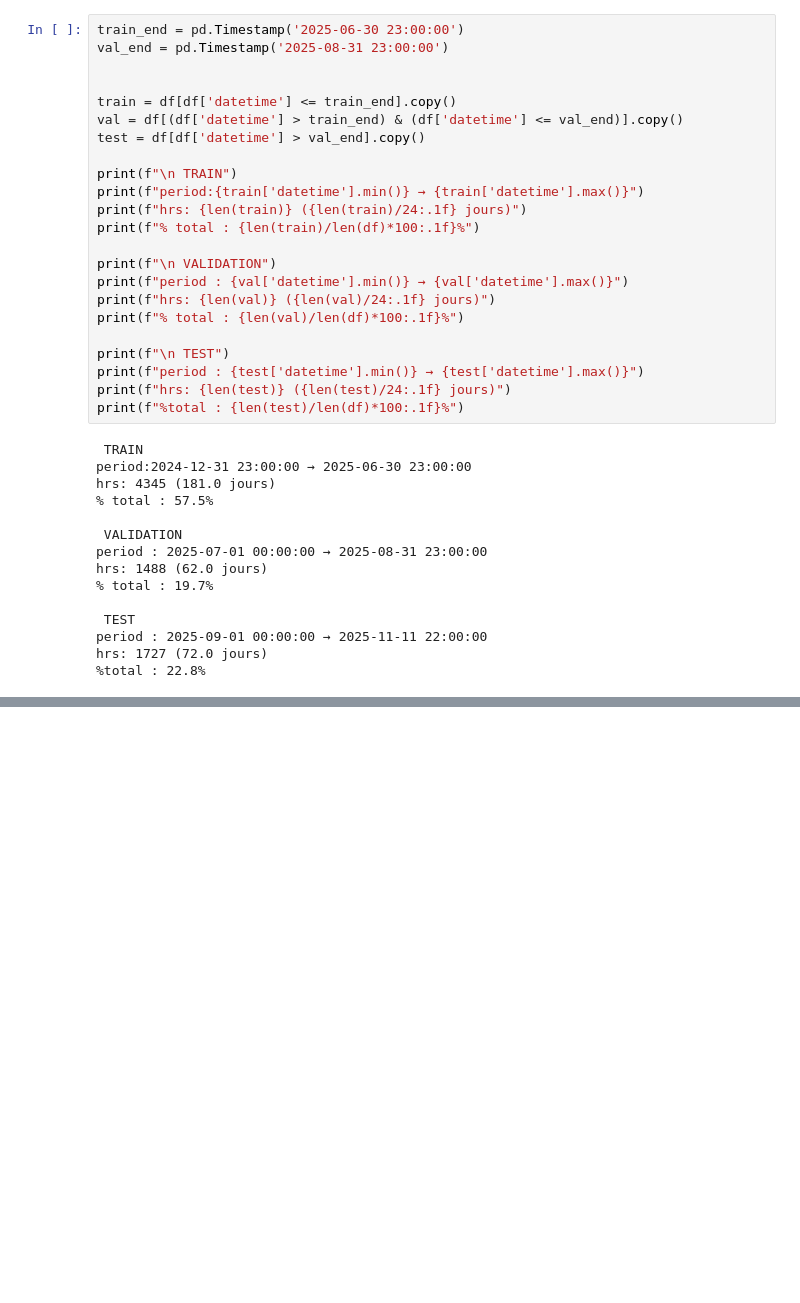
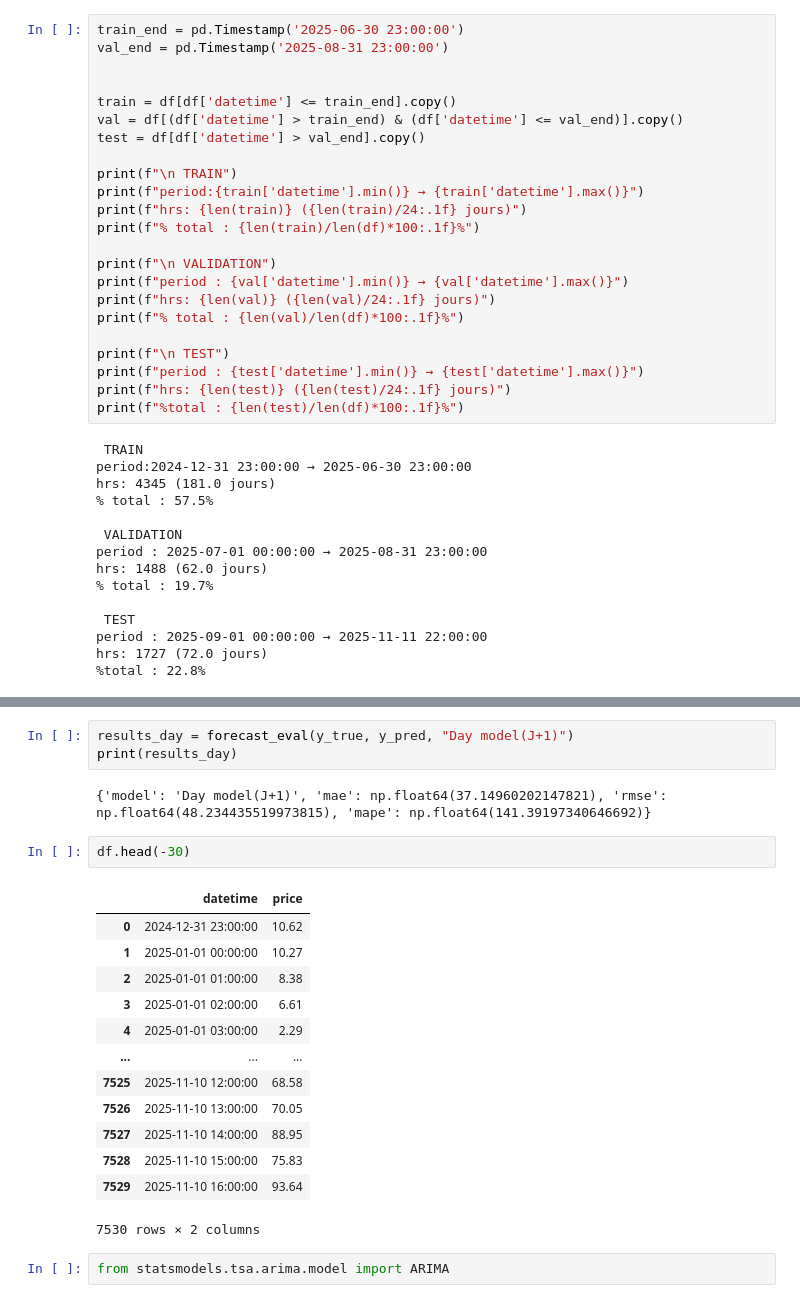
Before and after one commit to jeanvanbeneden/electricity-forecasting, a Jupyter notebook: notebooks/02_baseline_models.ipynb, the cells around one changed output, grey strips where cells are left out. Drawn from its saved outputs; the diff is of its cells as text; blank space fills up the shorter version.

```diff
--- a/notebooks/02_baseline_models.ipynb
+++ b/notebooks/02_baseline_models.ipynb
@@ -51,0 +108,23 @@ hrs: 1727 (72.0 jours)
+# %%
+results_day = forecast_eval(y_true, y_pred, "Day model(J+1)")
+print(results_day)
+# %% [output]
+{'model': 'Day model(J+1)', 'mae': np.float64(37.14960202147821), 'rmse': np.float64(48.234435519973815), 'mape': np.float64(141.39197340646692)}
+# %%
+df.head(-30)
+# %% [output]
+|  | datetime | price |
+| 0 | 2024-12-31 23:00:00 | 10.62 |
+| 1 | 2025-01-01 00:00:00 | 10.27 |
+| 2 | 2025-01-01 01:00:00 | 8.38 |
+| 3 | 2025-01-01 02:00:00 | 6.61 |
+| 4 | 2025-01-01 03:00:00 | 2.29 |
+| ... | ... | ... |
+| 7525 | 2025-11-10 12:00:00 | 68.58 |
+| 7526 | 2025-11-10 13:00:00 | 70.05 |
+| 7527 | 2025-11-10 14:00:00 | 88.95 |
+| 7528 | 2025-11-10 15:00:00 | 75.83 |
+| 7529 | 2025-11-10 16:00:00 | 93.64 |
+7530 rows × 2 columns
+# %%
+from statsmodels.tsa.arima.model import ARIMA
```
Also changed, not shown: parts of 8 cells of this notebook, 1 other file.
